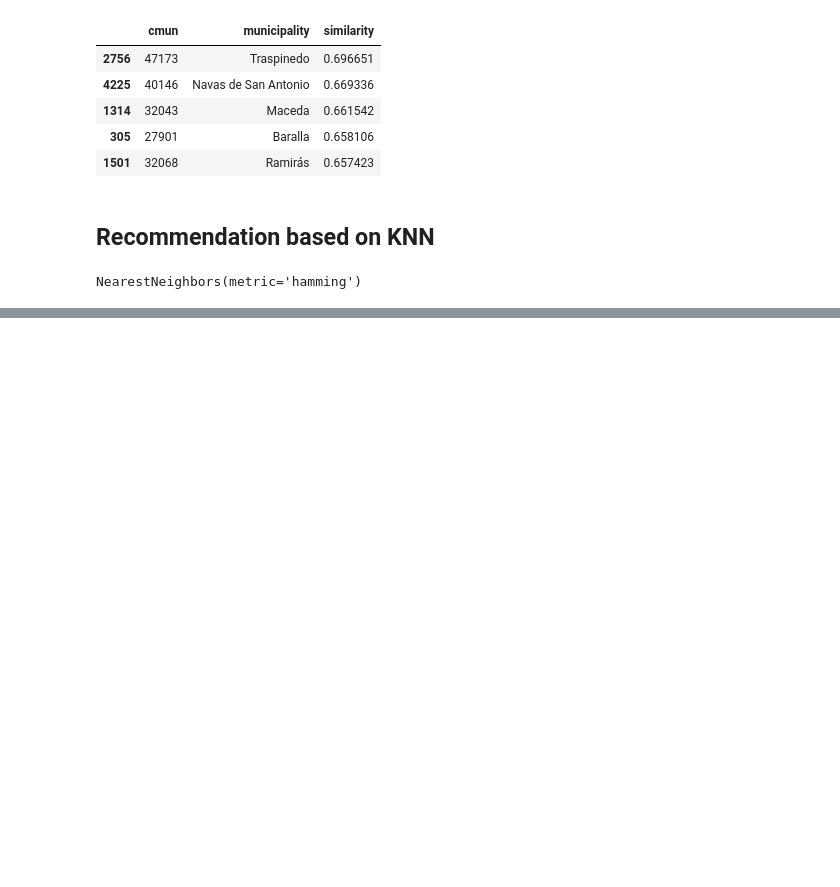
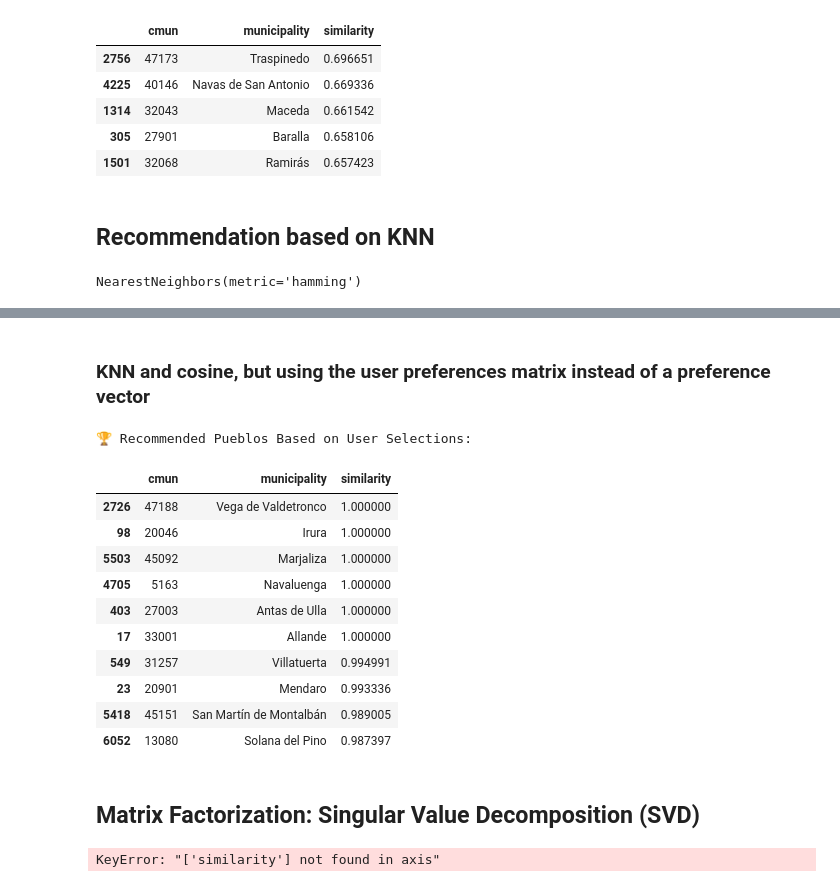
Before and after one commit to marimoysan/ml-pueblos, a Jupyter notebook: notebooks/model/recommender_system.ipynb, the cells around one changed output, grey strips where cells are left out. Cells and saved outputs as stored; diff of their text form; code cells hidden in the pictures; blank space fills up the shorter version.

```diff
--- a/notebooks/model/recommender_system.ipynb
+++ b/notebooks/model/recommender_system.ipynb
@@ -199,0 +202,36 @@ recommendations[['municipality', 'similarity']]
+# %% [markdown]
+### KNN and cosine, but using the user preferences matrix instead of a preference vector
+# %%
+# Initialize the KNN model (using Cosine Similarity for better results with mixed data)
+knn = NearestNeighbors(n_neighbors=3, metric='cosine')
+knn.fit(df_pueblos.drop(["cmun", "municipality"], axis=1))  # Fit on the complete town dataset
+
+# Use the complete user choices matrix to find similar towns
+distances, indices = knn.kneighbors(user_choices.drop(["cmun", "municipality"], axis=1))
+
+# Extract recommended towns
+recommendations = df_pueblos.iloc[indices.flatten()].copy()
+recommendations['similarity'] = 1 - distances.flatten()  # Convert distance to similarity
+
+# Display recommendations
+print("\n🏆 Recommended Pueblos Based on User Selections:")
+recommendations[["cmun", "municipality", "similarity"]].sort_values("similarity", ascending=False).head(10)
+# %% [output]
+🏆 Recommended Pueblos Based on User Selections:
+|  | cmun | municipality | similarity |
+| 2726 | 47188 | Vega de Valdetronco | 1.000000 |
+| 98 | 20046 | Irura | 1.000000 |
+| 5503 | 45092 | Marjaliza | 1.000000 |
+| 4705 | 5163 | Navaluenga | 1.000000 |
+| 403 | 27003 | Antas de Ulla | 1.000000 |
+| 17 | 33001 | Allande | 1.000000 |
+| 549 | 31257 | Villatuerta | 0.994991 |
+| 23 | 20901 | Mendaro | 0.993336 |
+| 5418 | 45151 | San Martín de Montalbán | 0.989005 |
+| 6052 | 13080 | Solana del Pino | 0.987397 |
+# %% [markdown]
+## Matrix Factorization: Singular Value Decomposition (SVD)
+# %%
+df_pueblos = df_pueblos.drop("similarity", axis=1)
+# %% [output]
+KeyError: "['similarity'] not found in axis"
```
Also changed, not shown: parts of 12 cells of this notebook.
